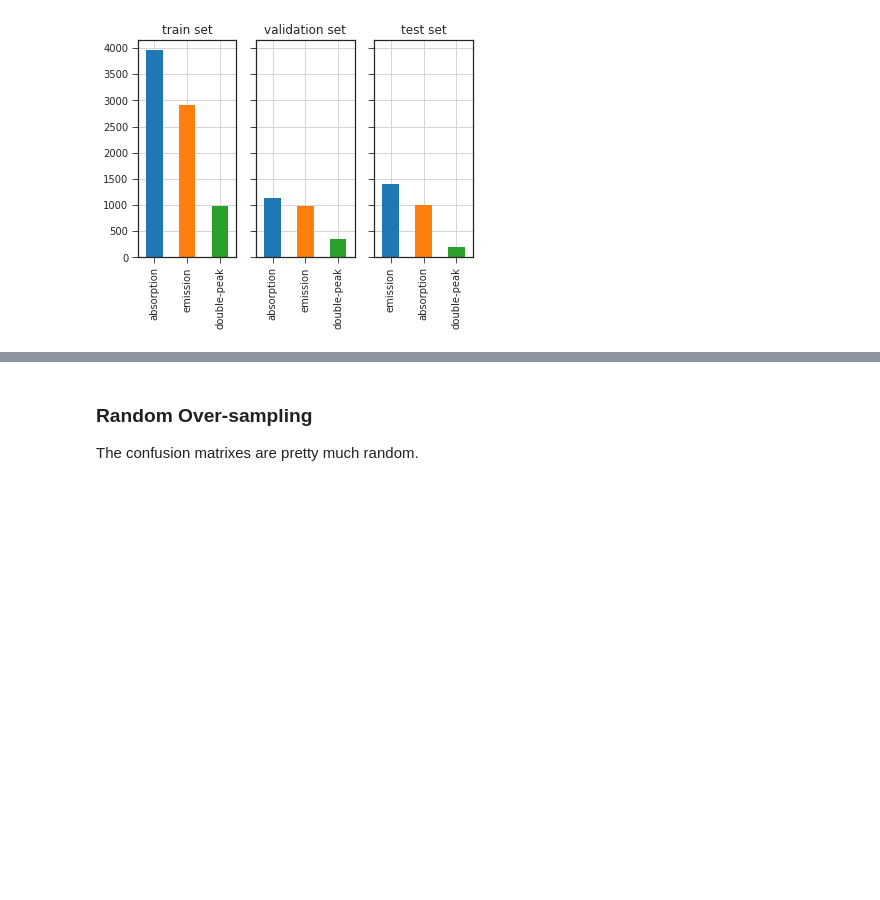
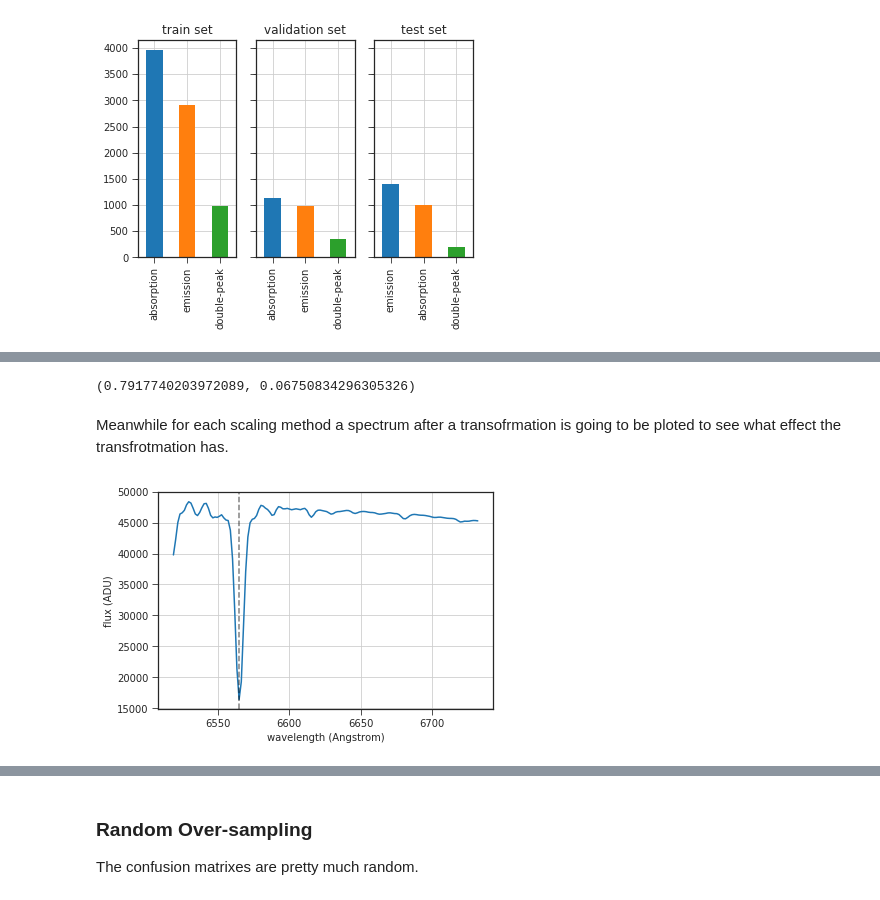
Before and after one commit to podondra/ondrejov-preprocessing, a Jupyter notebook: ondrejov-preprocessing.ipynb, the cells around one changed output, grey strips where cells are left out. Saved outputs shown, nothing was run; the diff lists cells and outputs as text; code cells hidden in the pictures; blank space fills up the shorter version.

Commit message:
Complete scaling section

```diff
--- a/ondrejov-preprocessing.ipynb
+++ b/ondrejov-preprocessing.ipynb
@@ -603,0 +581,24 @@ Try different scaling methods.
+# %%
+def evaluate_acc(X_tr, X_va, y_tr=y_tr, y_va=y_va, verbose=False):
+    accs = []
+    for i in range(30):
+        mlp.fit(X_tr, y_tr)
+        y_pred = mlp.predict(X_va)
+        acc = accuracy_score(y_va, y_pred)
+        if verbose:
+            print(i, acc)
+        accs.append(acc)
+    return numpy.mean(accs), numpy.std(accs)
+
+evaluate_acc(X_tr, X_va)
+# %% [output]
+(0.7917740203972089, 0.06750834296305326)
+# %% [markdown]
+Meanwhile for each scaling method a spectrum after
+a transofrmation is going to be ploted to see what
+effect the transfrotmation has.
+# %%
+rnd_idx_tr = numpy.random.randint(len(X_tr))
+plot_flux(X_tr[rnd_idx_tr])
+# %% [output]
+[figure, added]
```
Also changed, not shown: parts of 33 cells of this notebook, 1 other file.
